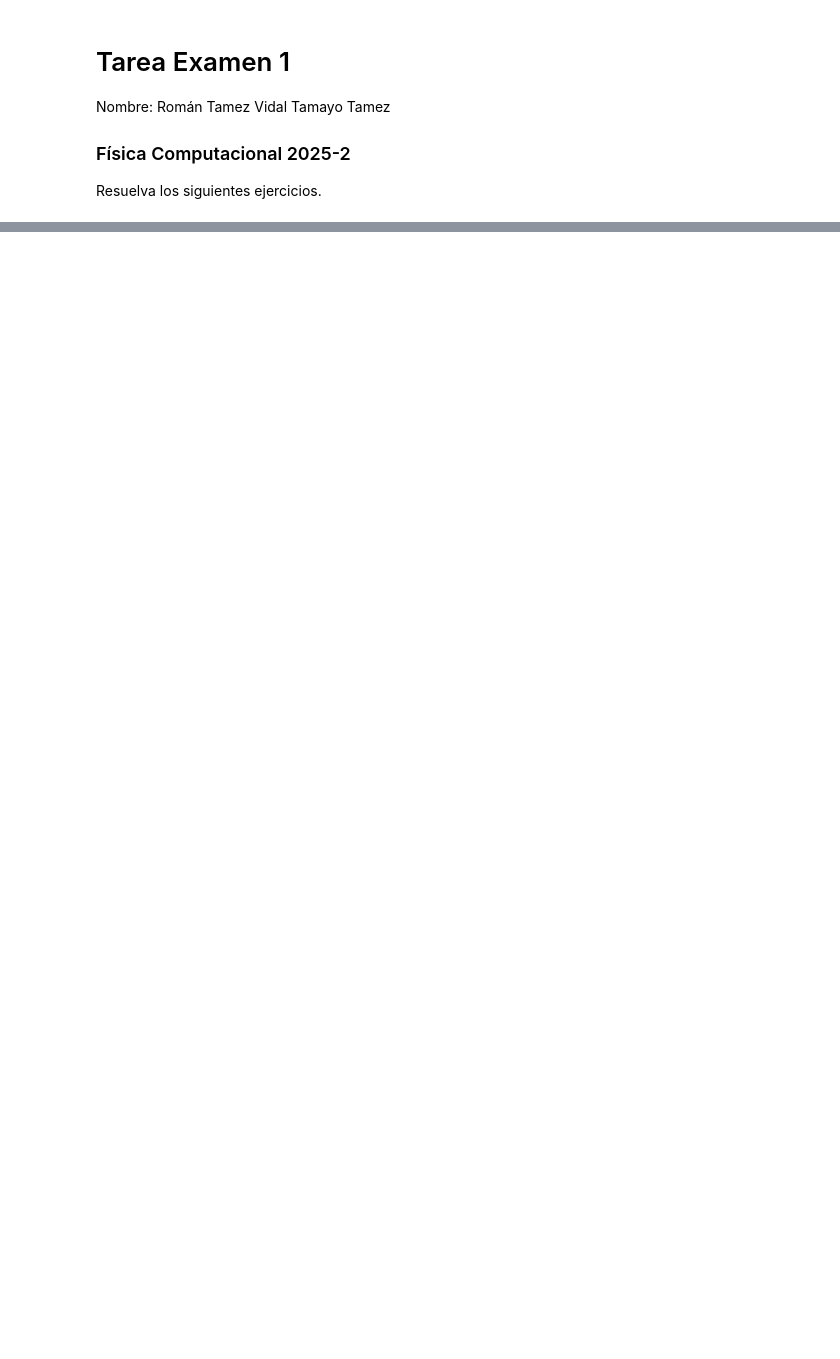
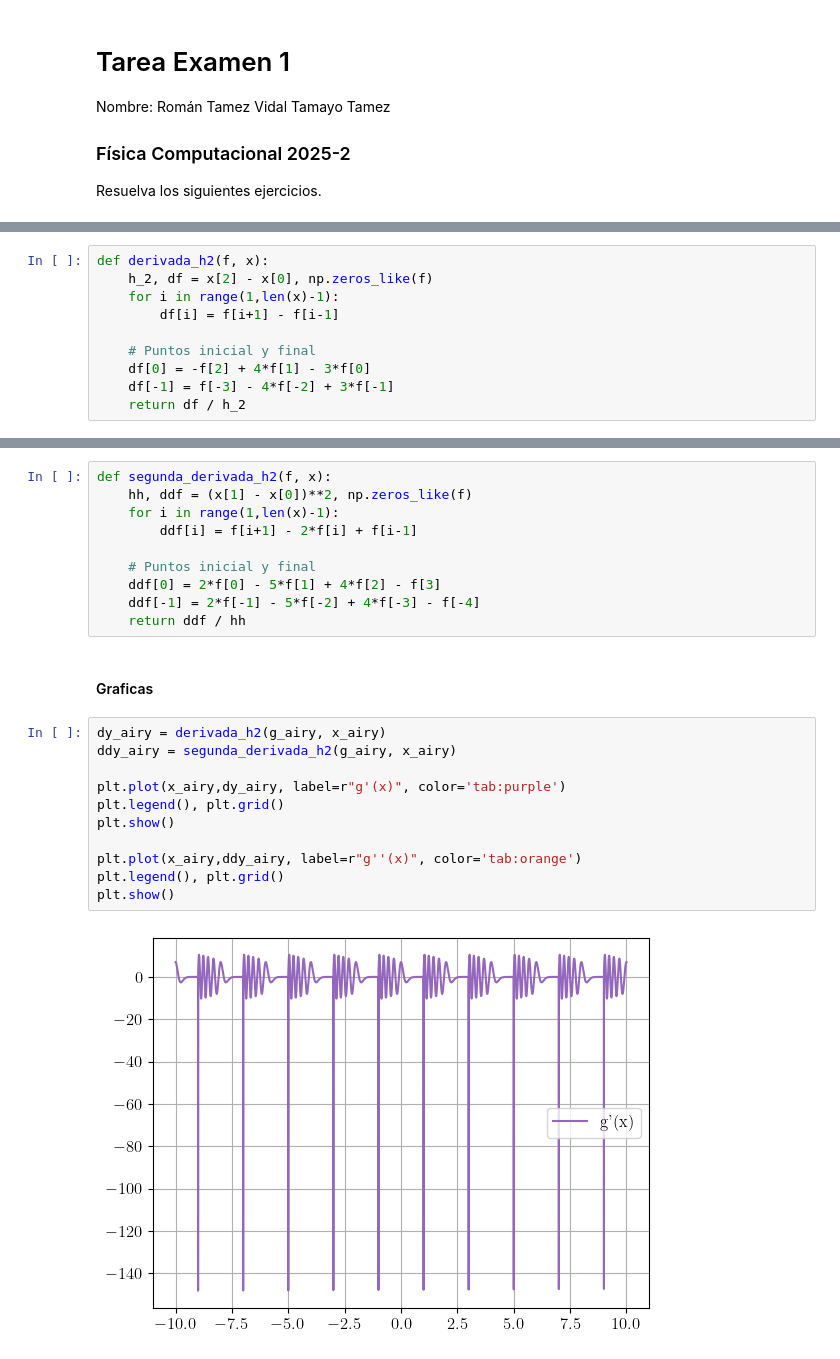
Before and after one commit to tamoaltas/FIS-COMP, a Jupyter notebook: examenes/tarea_examen_1_Vidal_Tamayo_Tamez_Roman_Tamez.ipynb, the cells around one changed output, grey strips where cells are left out. Saved outputs shown, nothing was run; the diff lists cells and outputs as text; blank space fills up the shorter version.

```diff
--- a/examenes/tarea_examen_1_Vidal_Tamayo_Tamez_Roman_Tamez.ipynb
+++ b/examenes/tarea_examen_1_Vidal_Tamayo_Tamez_Roman_Tamez.ipynb
@@ -21,0 +177,10 @@ donde $Ai(x)$ es la función de Airy, y $ai_0$ es la raíz de dicha función má
+# %%
+def derivada_h2(f, x):
+    h_2, df = x[2] - x[0], np.zeros_like(f)
+    for i in range(1,len(x)-1):
+        df[i] = f[i+1] - f[i-1]
+
+    # Puntos inicial y final
+    df[0] = -f[2] + 4*f[1] - 3*f[0]
+    df[-1] = f[-3] - 4*f[-2] + 3*f[-1]
+    return df / h_2
@@ -21,0 +197,25 @@ donde $Ai(x)$ es la función de Airy, y $ai_0$ es la raíz de dicha función má
+# %%
+def segunda_derivada_h2(f, x):
+    hh, ddf = (x[1] - x[0])**2, np.zeros_like(f)
+    for i in range(1,len(x)-1):
+        ddf[i] = f[i+1] - 2*f[i] + f[i-1]
+
+    # Puntos inicial y final
+    ddf[0] = 2*f[0] - 5*f[1] + 4*f[2] - f[3]
+    ddf[-1] = 2*f[-1] - 5*f[-2] + 4*f[-3] - f[-4]
+    return ddf / hh
+# %% [markdown]
+#### Graficas
+# %%
+dy_airy = derivada_h2(g_airy, x_airy)
+ddy_airy = segunda_derivada_h2(g_airy, x_airy)
+
+plt.plot(x_airy,dy_airy, label=r"g'(x)", color='tab:purple')
+plt.legend(), plt.grid()
+plt.show()
+
+plt.plot(x_airy,ddy_airy, label=r"g''(x)", color='tab:orange')
+plt.legend(), plt.grid()
+plt.show()
+# %% [output]
+[figure, added]
```
Also changed, not shown: parts of 35 cells of this notebook, 1 other file.
